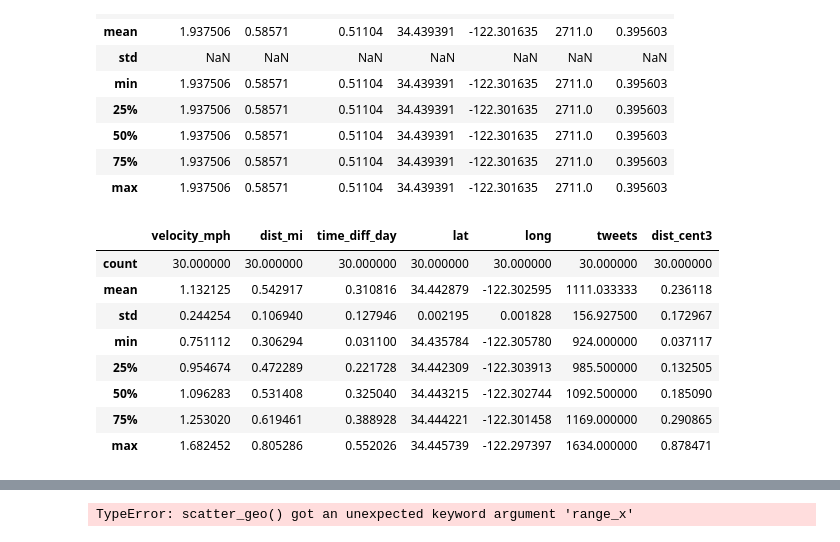
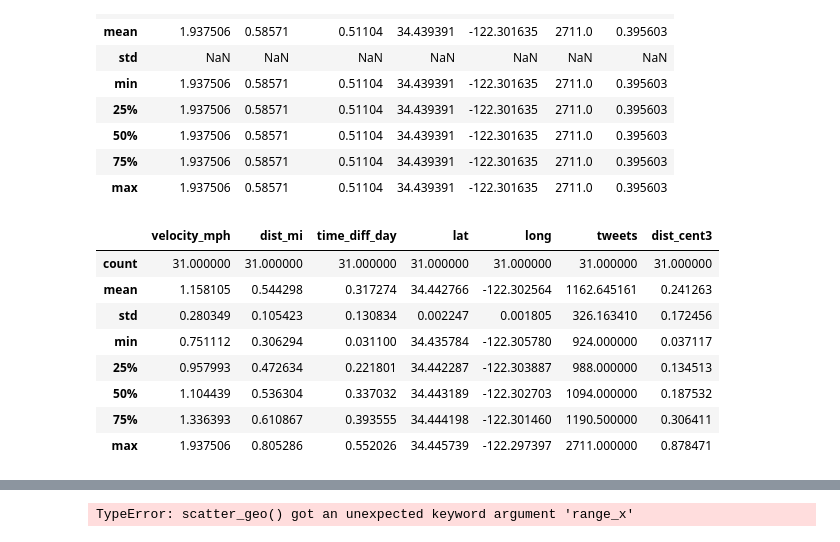
Before and after one commit to Matt-Carney/Natural_Disaster, a Jupyter notebook: Natural_Disaster.ipynb, the cells around one changed output, grey strips where cells are left out. Drawn from its saved outputs; the diff is of its cells as text; code cells hidden in the pictures.

```diff
--- a/Natural_Disaster.ipynb
+++ b/Natural_Disaster.ipynb
@@ -324,7 +356,9 @@ See the caveats in the documentation: http://pandas.pydata.org/pandas-docs/stabl
 #Run aggregate function here
 Napa_1 = aggregate(Napa)
 Napa_1 = Napa_1.loc[Napa_1['date'] != '2014-08-30 00:00:00']
-Napa_1['date_2'] = Napa_1['date'].astype(str)
+Napa_1['Date'] = Napa_1['date'].astype(str)
+Napa_1['Longitude'] = Napa_1['long']
+Napa_1['Latitude'] = Napa_1['lat']
 Napa_1.groupby('disaster_day').mean()
 # %% [output]
 A value is trying to be set on a copy of a slice from a DataFrame.
@@ -351,15 +385,15 @@ Napa_1_True.describe()
 | 75% | 1.937506 | 0.58571 | 0.51104 | 34.439391 | -122.301635 | 2711.0 | 0.395603 |
 | max | 1.937506 | 0.58571 | 0.51104 | 34.439391 | -122.301635 | 2711.0 | 0.395603 |
 # %%
-Napa_1_False.describe()
+Napa_1.describe()
 # %% [output]
 |  | velocity_mph | dist_mi | time_diff_day | lat | long | tweets | dist_cent3 |
-| count | 30.000000 | 30.000000 | 30.000000 | 30.000000 | 30.000000 | 30.000000 | 30.000000 |
-| mean | 1.132125 | 0.542917 | 0.310816 | 34.442879 | -122.302595 | 1111.033333 | 0.236118 |
-| std | 0.244254 | 0.106940 | 0.127946 | 0.002195 | 0.001828 | 156.927500 | 0.172967 |
+| count | 31.000000 | 31.000000 | 31.000000 | 31.000000 | 31.000000 | 31.000000 | 31.000000 |
+| mean | 1.158105 | 0.544298 | 0.317274 | 34.442766 | -122.302564 | 1162.645161 | 0.241263 |
+| std | 0.280349 | 0.105423 | 0.130834 | 0.002247 | 0.001805 | 326.163410 | 0.172456 |
 | min | 0.751112 | 0.306294 | 0.031100 | 34.435784 | -122.305780 | 924.000000 | 0.037117 |
-| 25% | 0.954674 | 0.472289 | 0.221728 | 34.442309 | -122.303913 | 985.500000 | 0.132505 |
-| 50% | 1.096283 | 0.531408 | 0.325040 | 34.443215 | -122.302744 | 1092.500000 | 0.185090 |
-| 75% | 1.253020 | 0.619461 | 0.388928 | 34.444221 | -122.301458 | 1169.000000 | 0.290865 |
-| max | 1.682452 | 0.805286 | 0.552026 | 34.445739 | -122.297397 | 1634.000000 | 0.878471 |
+| 25% | 0.957993 | 0.472634 | 0.221801 | 34.442287 | -122.303887 | 988.000000 | 0.134513 |
+| 50% | 1.104439 | 0.536304 | 0.337032 | 34.443189 | -122.302703 | 1094.000000 | 0.187532 |
+| 75% | 1.336393 | 0.610867 | 0.393555 | 34.444198 | -122.301460 | 1190.500000 | 0.306411 |
+| max | 1.937506 | 0.805286 | 0.552026 | 34.445739 | -122.297397 | 2711.000000 | 0.878471 |
 # %%
```
Also changed, not shown: parts of 6 cells of this notebook.
